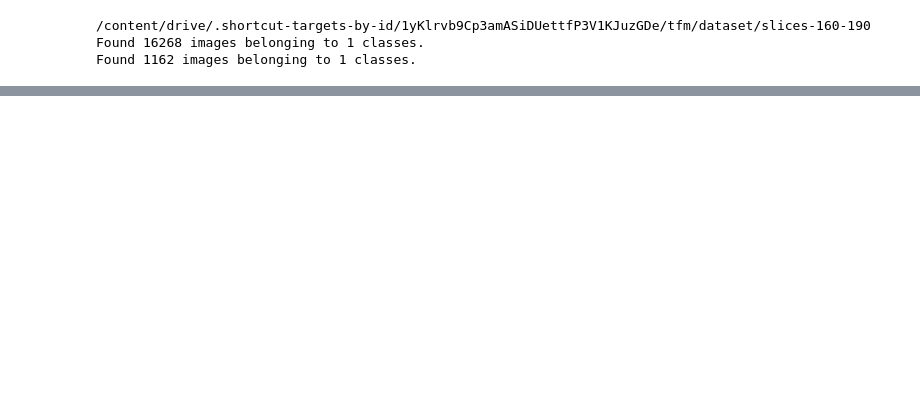
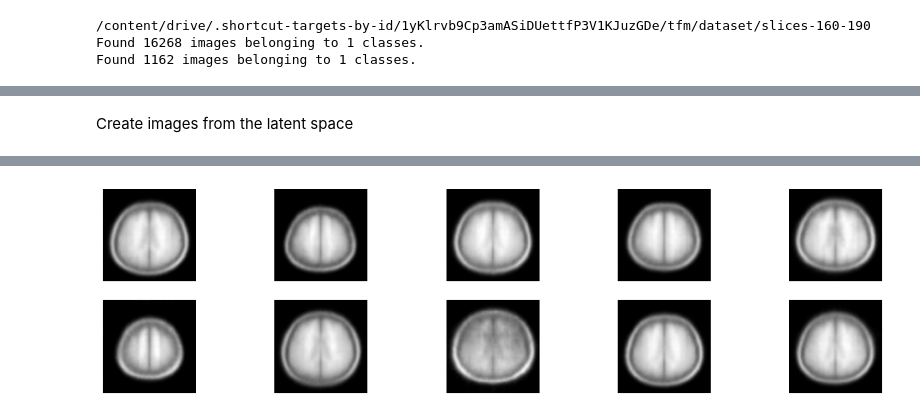
Before and after one commit to mtablado/uoc2022_tfm, a Jupyter notebook: vae.ipynb, the cells around one changed output, grey strips where cells are left out. Saved outputs shown, nothing was run; the diff lists cells and outputs as text; code cells hidden in the pictures; blank space fills up the shorter version.

```diff
--- a/vae.ipynb
+++ b/vae.ipynb
@@ -318,0 +338,18 @@ plt.imshow(image, cmap='gray')
+# %% [markdown]
+Create images from the latent space
+# %%
+figsize = 15
+
+x = np.random.normal(size = (10,200))
+reconstruct = decoder.predict(x)
+
+fig = plt.figure(figsize=(figsize, 10))
+
+for i in range(10):
+  ax = fig.add_subplot(5, 5, i+1)
+  ax.axis('off')
+  pred = reconstruct[i, :, :, :] * 255
+  pred = np.array(pred)
+  pred = pred.astype(np.uint8)
+  ax.imshow(pred[:,:,0], cmap='gray')
+# %% [output]
@@ -318,0 +357 @@ plt.imshow(image, cmap='gray')
+[figure, added]
```
Also changed, not shown: parts of 8 cells of this notebook.
